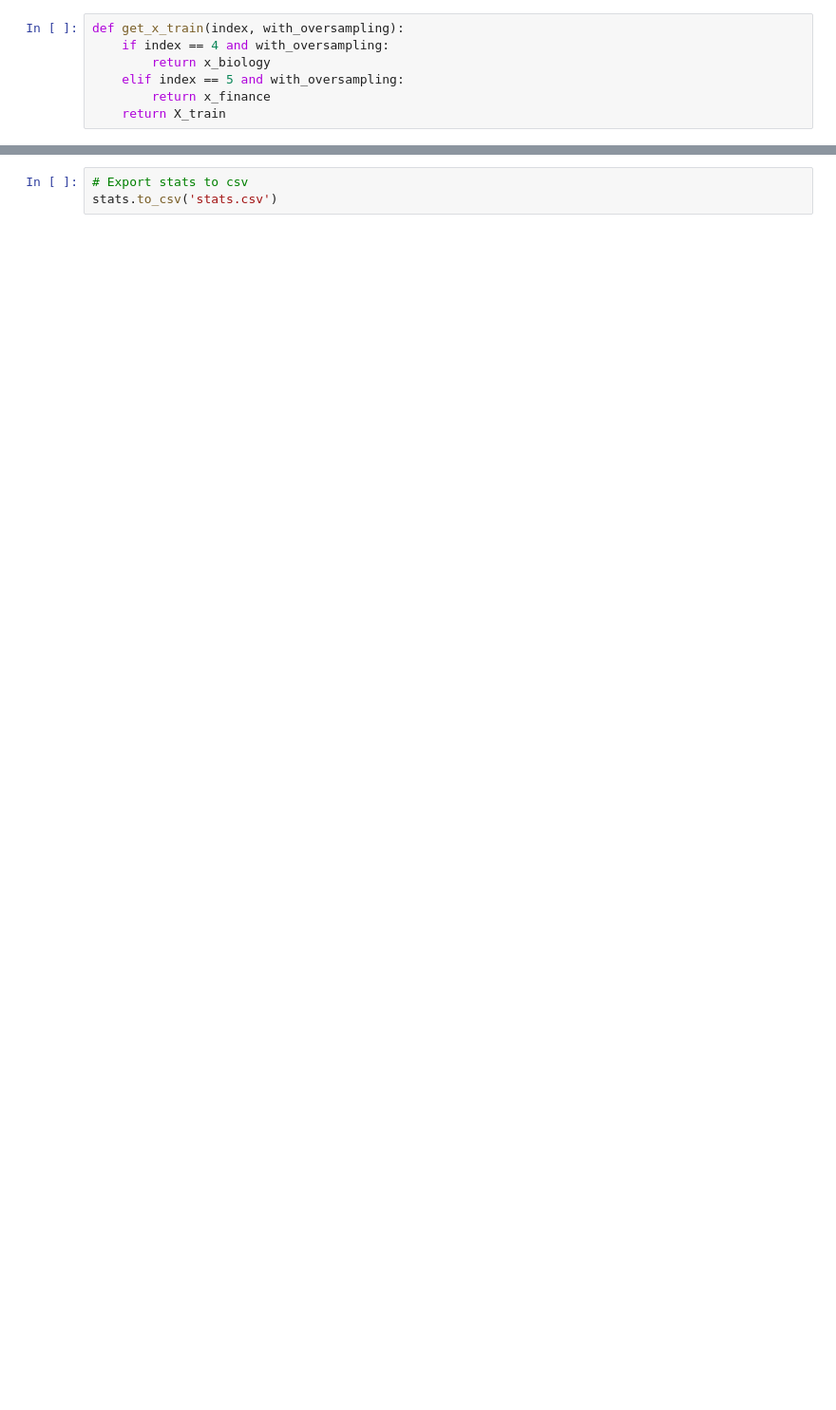
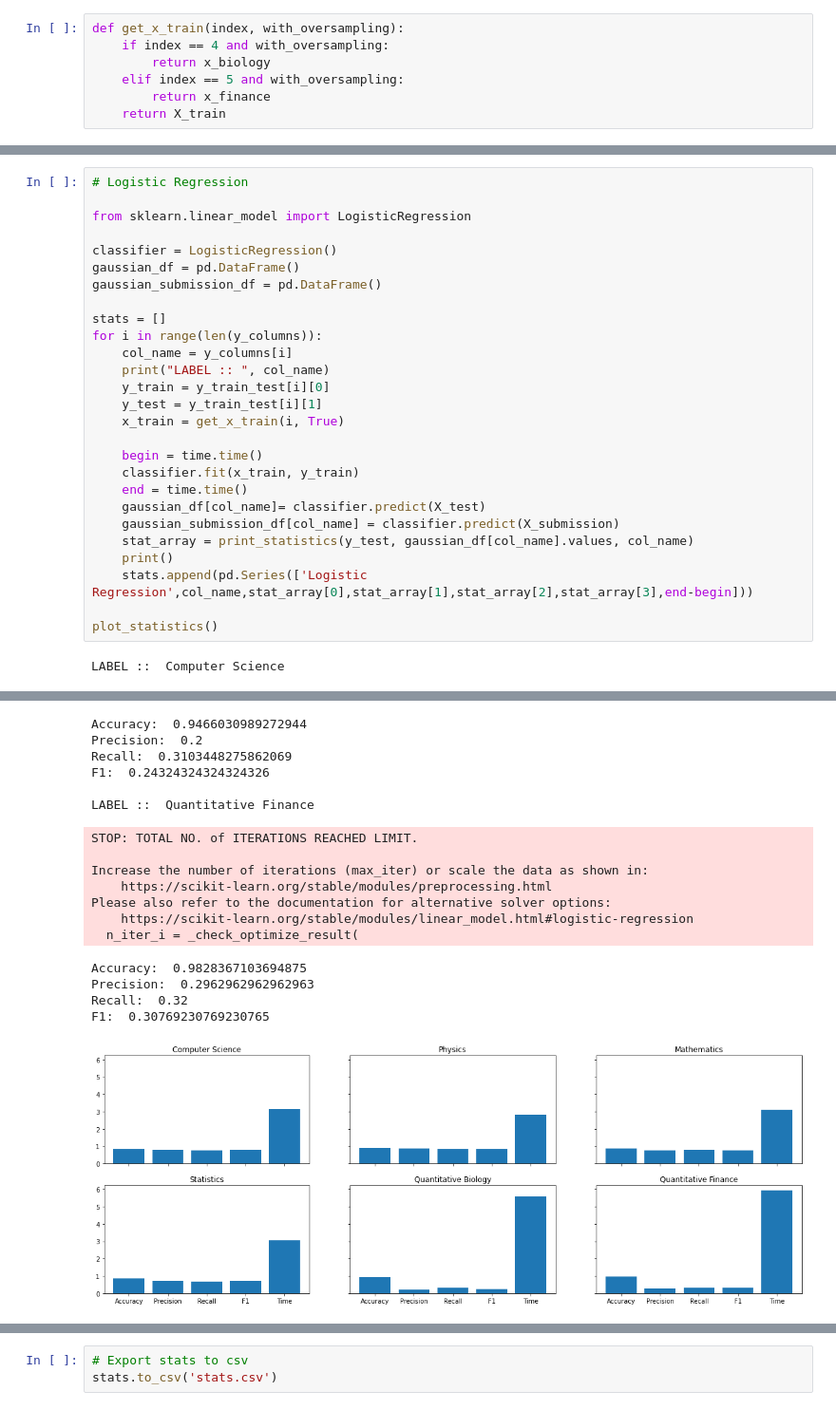
Before and after one commit to Jumaruba/MultiLabelClassification, a Jupyter notebook: src/main.ipynb, the cells around one changed output, grey strips where cells are left out. Shown at 95% size. Cells and saved outputs as stored; diff of their text form; blank space fills up the shorter version.

Commit message:
Model for ploting in nb

```diff
--- a/src/main.ipynb
+++ b/src/main.ipynb
@@ -191,0 +344,29 @@ def get_x_train(index, with_oversampling):
+# %%
+# Logistic Regression
+
+from sklearn.linear_model import LogisticRegression
+
+classifier = LogisticRegression()
+gaussian_df = pd.DataFrame()
+gaussian_submission_df = pd.DataFrame()
+
+stats = []
+for i in range(len(y_columns)):
+    col_name = y_columns[i]
+    print("LABEL :: ", col_name)
+    y_train = y_train_test[i][0]
+    y_test = y_train_test[i][1]
+    x_train = get_x_train(i, True)
+
+    begin = time.time()
+    classifier.fit(x_train, y_train)
+    end = time.time()
+    gaussian_df[col_name]= classifier.predict(X_test)
+    gaussian_submission_df[col_name] = classifier.predict(X_submission)
+    stat_array = print_statistics(y_test, gaussian_df[col_name].values, col_name)
+    print()
+    stats.append(pd.Series(['Logistic Regression',col_name,stat_array[0],stat_array[1],stat_array[2],stat_array[3],end-begin]))
+
+plot_statistics()
+# %% [output]
+LABEL ::  Computer Science
@@ -192 +432,19 @@ def get_x_train(index, with_oversampling):
+Accuracy:  0.9466030989272944
+Precision:  0.2
+Recall:  0.3103448275862069
+F1:  0.24324324324324326
+
+LABEL ::  Quantitative Finance
+STOP: TOTAL NO. of ITERATIONS REACHED LIMIT.
+
+Increase the number of iterations (max_iter) or scale the data as shown in:
+    https://scikit-learn.org/stable/modules/preprocessing.html
+Please also refer to the documentation for alternative solver options:
+    https://scikit-learn.org/stable/modules/linear_model.html#logistic-regression
+  n_iter_i = _check_optimize_result(
+Accuracy:  0.9828367103694875
+Precision:  0.2962962962962963
+Recall:  0.32
+F1:  0.30769230769230765
+[figure, added]
 # %%
```
Also changed, not shown: parts of 12 cells of this notebook, 1 other file.
